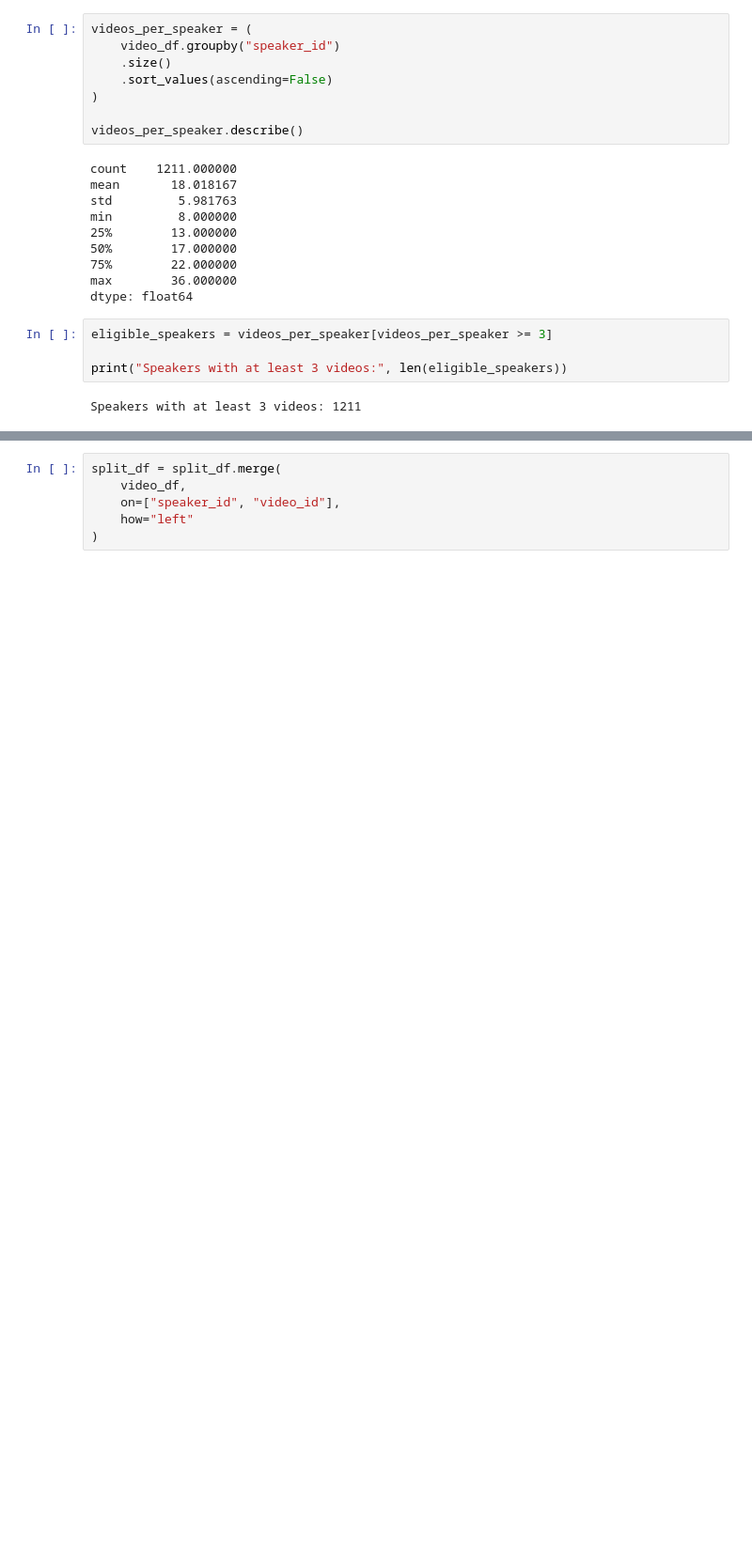
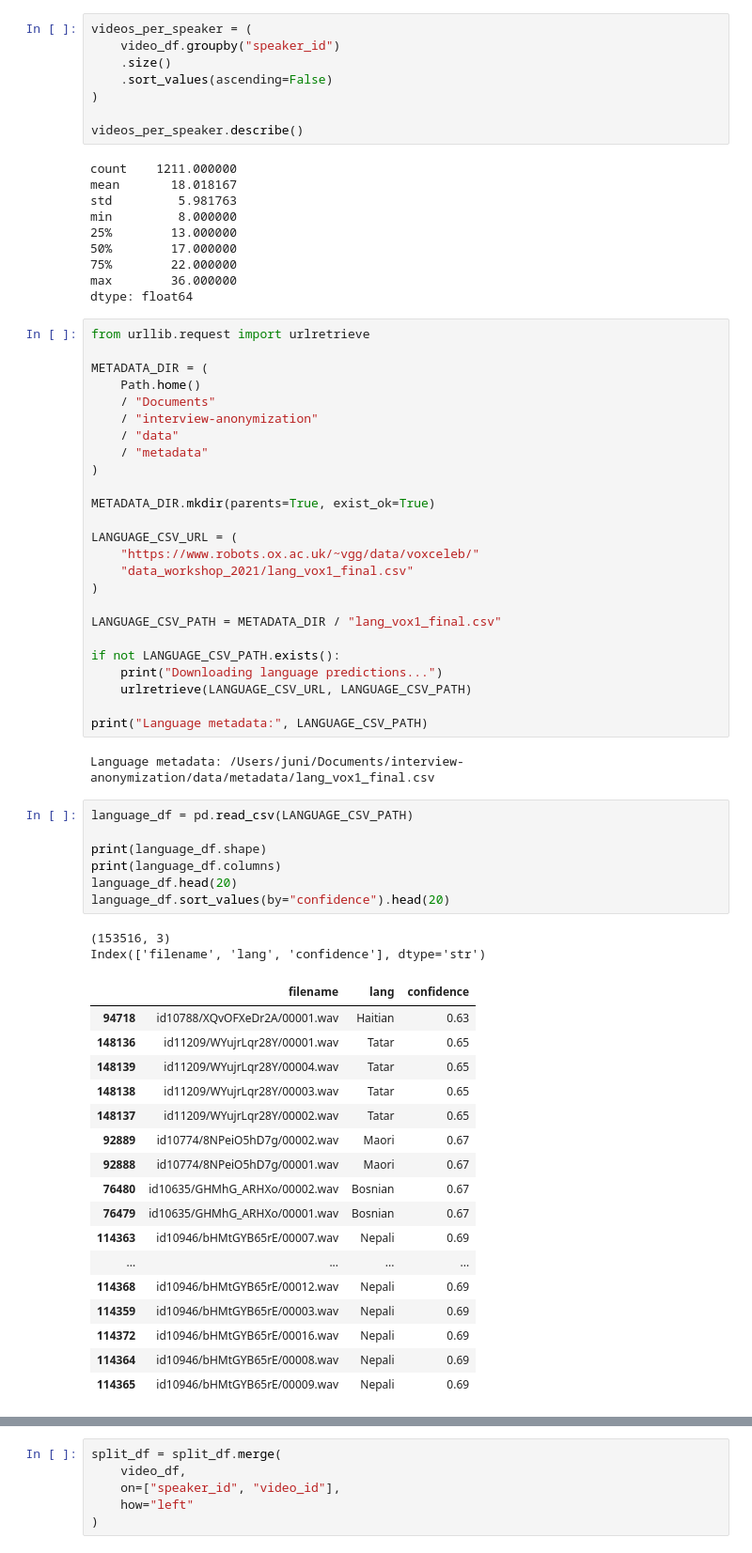
Before and after one commit to Junicolay/interview-anonymization, a Jupyter notebook: notebooks/01_voxceleb_exploration.ipynb, the cells around one changed output, grey strips where cells are left out. Shown at 94% size. Saved outputs shown, nothing was run; the diff lists cells and outputs as text; blank space fills up the shorter version.

```diff
--- a/notebooks/01_voxceleb_exploration.ipynb
+++ b/notebooks/01_voxceleb_exploration.ipynb
@@ -135,9 +140,57 @@ min         8.000000
 75%        22.000000
 max        36.000000
 dtype: float64
-# %%
-eligible_speakers = videos_per_speaker[videos_per_speaker >= 3]
-
-print("Speakers with at least 3 videos:", len(eligible_speakers))
-# %% [output]
-Speakers with at least 3 videos: 1211
+# %%
+from urllib.request import urlretrieve
+
+METADATA_DIR = (
+    Path.home()
+    / "Documents"
+    / "interview-anonymization"
+    / "data"
+    / "metadata"
+)
+
+METADATA_DIR.mkdir(parents=True, exist_ok=True)
+
+LANGUAGE_CSV_URL = (
+    "https://www.robots.ox.ac.uk/~vgg/data/voxceleb/"
+    "data_workshop_2021/lang_vox1_final.csv"
+)
+
+LANGUAGE_CSV_PATH = METADATA_DIR / "lang_vox1_final.csv"
+
+if not LANGUAGE_CSV_PATH.exists():
+    print("Downloading language predictions...")
+    urlretrieve(LANGUAGE_CSV_URL, LANGUAGE_CSV_PATH)
+
+print("Language metadata:", LANGUAGE_CSV_PATH)
+# %% [output]
+Language metadata: /Users/juni/Documents/interview-anonymization/data/metadata/lang_vox1_final.csv
+# %%
+language_df = pd.read_csv(LANGUAGE_CSV_PATH)
+
+print(language_df.shape)
+print(language_df.columns)
+language_df.head(20)
+language_df.sort_values(by="confidence").head(20)
+# %% [output]
+(153516, 3)
+Index(['filename', 'lang', 'confidence'], dtype='str')
+|  | filename | lang | confidence |
+| 94718 | id10788/XQvOFXeDr2A/00001.wav | Haitian | 0.63 |
+| 148136 | id11209/WYujrLqr28Y/00001.wav | Tatar | 0.65 |
+| 148139 | id11209/WYujrLqr28Y/00004.wav | Tatar | 0.65 |
+| 148138 | id11209/WYujrLqr28Y/00003.wav | Tatar | 0.65 |
+| 148137 | id11209/WYujrLqr28Y/00002.wav | Tatar | 0.65 |
+| 92889 | id10774/8NPeiO5hD7g/00002.wav | Maori | 0.67 |
+| 92888 | id10774/8NPeiO5hD7g/00001.wav | Maori | 0.67 |
+| 76480 | id10635/GHMhG_ARHXo/00002.wav | Bosnian | 0.67 |
+| 76479 | id10635/GHMhG_ARHXo/00001.wav | Bosnian | 0.67 |
+| 114363 | id10946/bHMtGYB65rE/00007.wav | Nepali | 0.69 |
+| ... | ... | ... | ... |
+| 114368 | id10946/bHMtGYB65rE/00012.wav | Nepali | 0.69 |
+| 114359 | id10946/bHMtGYB65rE/00003.wav | Nepali | 0.69 |
+| 114372 | id10946/bHMtGYB65rE/00016.wav | Nepali | 0.69 |
+| 114364 | id10946/bHMtGYB65rE/00008.wav | Nepali | 0.69 |
+| 114365 | id10946/bHMtGYB65rE/00009.wav | Nepali | 0.69 |
```
Also changed, not shown: parts of 26 cells of this notebook, 10 other files.
